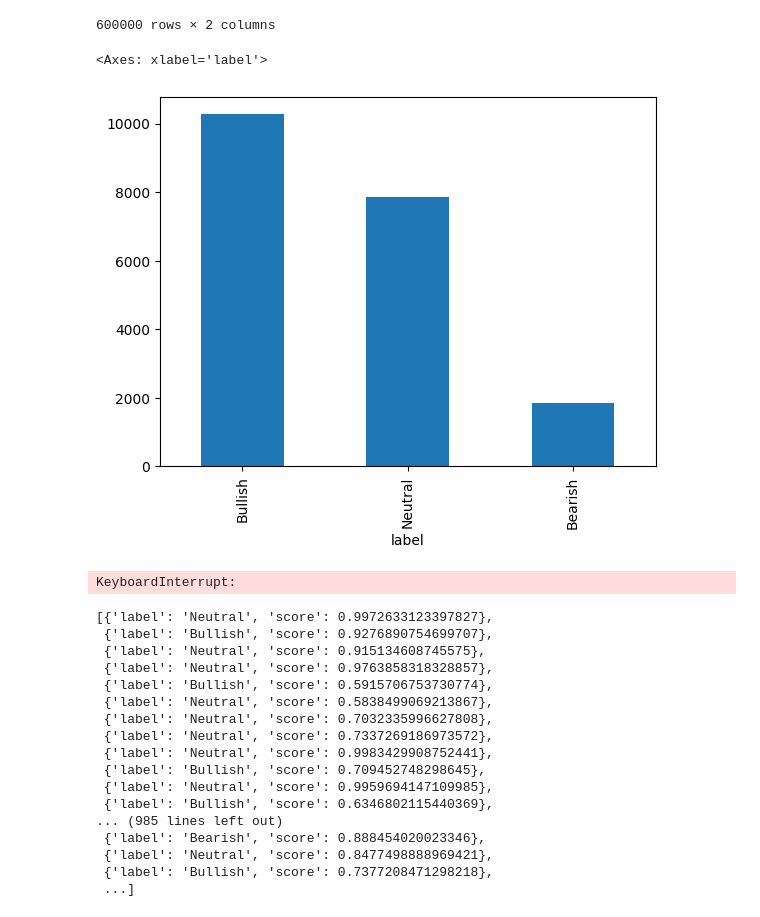
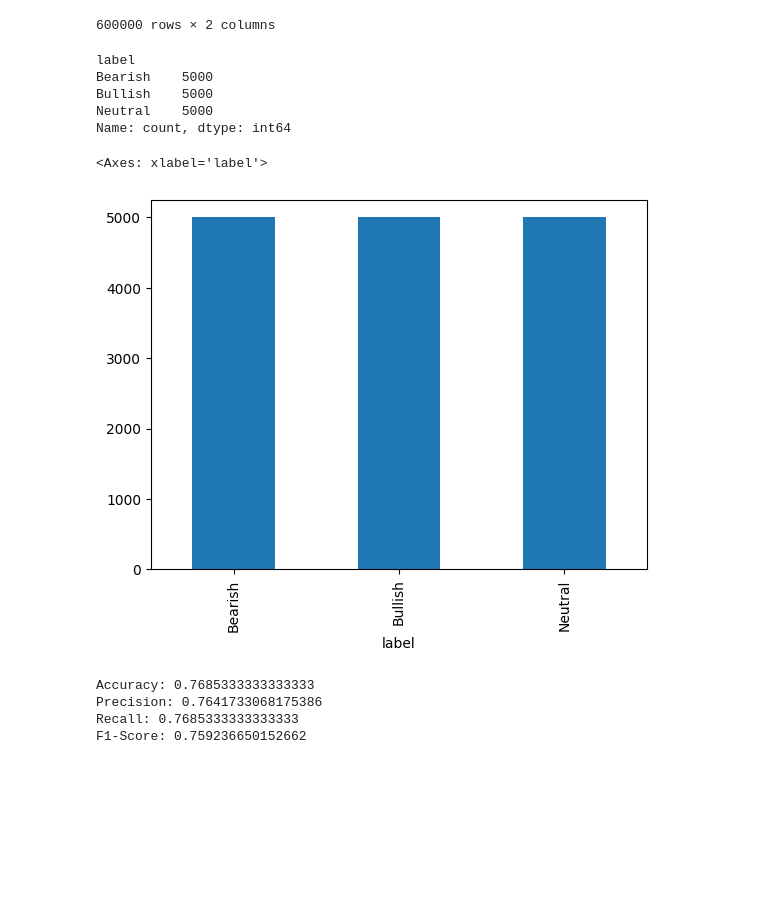
Before and after one commit to premstaller1/SHAP-DS2, a Jupyter notebook: Crypto_Market_Shap_andre.ipynb, the cells around one changed output. Drawn from its saved outputs; the diff is of its cells as text; code cells hidden in the pictures; blank space fills up the shorter version.

Commit message:
first results for models on different datasets and evaluation

```diff
--- a/Crypto_Market_Shap_andre.ipynb
+++ b/Crypto_Market_Shap_andre.ipynb
@@ -49,14 +44,39 @@ df_new = df[:20000]
+# %%
+
+# Assuming your dataframe is named df
+# First, let's count the number of unique labels
+label_counts = df['label'].value_counts()
+
+# Calculate the number of samples per label for equal distribution
+num_samples_per_label = 15000 // len(label_counts)
+
+# Sample the dataframe equally for each label
+df_subsampled = df.groupby('label').apply(lambda x: x.sample(num_samples_per_label)).reset_index(drop=True)
+
+# If there's any remaining rows to fill up to 10,000 (due to integer division), sample additional rows
+remaining_rows = 15000 - len(df_subsampled)
+if remaining_rows > 0:
+    additional_rows = df.drop(df_subsampled.index).sample(remaining_rows)
+    df_subsampled = pd.concat([df_subsampled, additional_rows])
+
+print(df_subsampled['label'].value_counts())
+# %% [output]
+label
+Bearish    5000
+Bullish    5000
+Neutral    5000
+Name: count, dtype: int64
 # %%
 #plot distribution of labels
-df_new['label'].value_counts().plot(kind='bar')
+df_subsampled['label'].value_counts().plot(kind='bar')
 # %% [output]
 <Axes: xlabel='label'>
-[figure, old version]
+[figure, new version]
 # %%
 from sklearn.metrics import accuracy_score, precision_recall_fscore_support
 # Assuming the dataframe has columns 'text' and 'label'
-texts = df['text'].astype(str).tolist()  # Ensure texts are strings
-true_labels = df['label'].tolist()
+texts = df_subsampled['text'].astype(str).tolist()  # Ensure texts are strings
+true_labels = df_subsampled['label'].tolist()
 
 # Define a mapping from string labels to numeric labels
 label_mapping = {"Bearish": 0, "Neutral": 1, "Bullish": 2}
@@ -66,41 +86,8 @@ inv_label_mapping = {v: k for k, v in label_mapping.items()}
 
 # Get predictions
 predictions = pipe(texts)
-
-# Extract predicted labels
-predicted_labels = [label_mapping[pred['label']] for pred in predictions]
-
-# Map true labels to numeric
-true_labels_numeric = [label_mapping[label] for label in true_labels]
-
-# Calculate evaluation metrics
-accuracy = accuracy_score(true_labels_numeric, predicted_labels)
-precision, recall, f1, _ = precision_recall_fscore_support(true_labels_numeric, predicted_labels, average='weighted')
-
-# Display the results
-print(f"Accuracy: {accuracy}")
-print(f"Precision: {precision}")
-print(f"Recall: {recall}")
-print(f"F1-Score: {f1}")
 # %% [output]
-KeyboardInterrupt:
+Accuracy: 0.7685333333333333
+Precision: 0.7641733068175386
+Recall: 0.7685333333333333
+F1-Score: 0.759236650152662
-# %%
-predictions
-# %% [output]
-[{'label': 'Neutral', 'score': 0.9972633123397827},
- {'label': 'Bullish', 'score': 0.9276890754699707},
- {'label': 'Neutral', 'score': 0.915134608745575},
- {'label': 'Neutral', 'score': 0.9763858318328857},
- {'label': 'Bullish', 'score': 0.5915706753730774},
- {'label': 'Neutral', 'score': 0.5838499069213867},
- {'label': 'Neutral', 'score': 0.7032335996627808},
- {'label': 'Neutral', 'score': 0.7337269186973572},
- {'label': 'Neutral', 'score': 0.9983429908752441},
- {'label': 'Bullish', 'score': 0.709452748298645},
- {'label': 'Neutral', 'score': 0.9959694147109985},
- {'label': 'Bullish', 'score': 0.6346802115440369},
-... (985 lines left out)
- {'label': 'Bearish', 'score': 0.888454020023346},
- {'label': 'Neutral', 'score': 0.8477498888969421},
- {'label': 'Bullish', 'score': 0.7377208471298218},
- ...]
```
Also changed, not shown: parts of 14 cells of this notebook, 1 other file.
